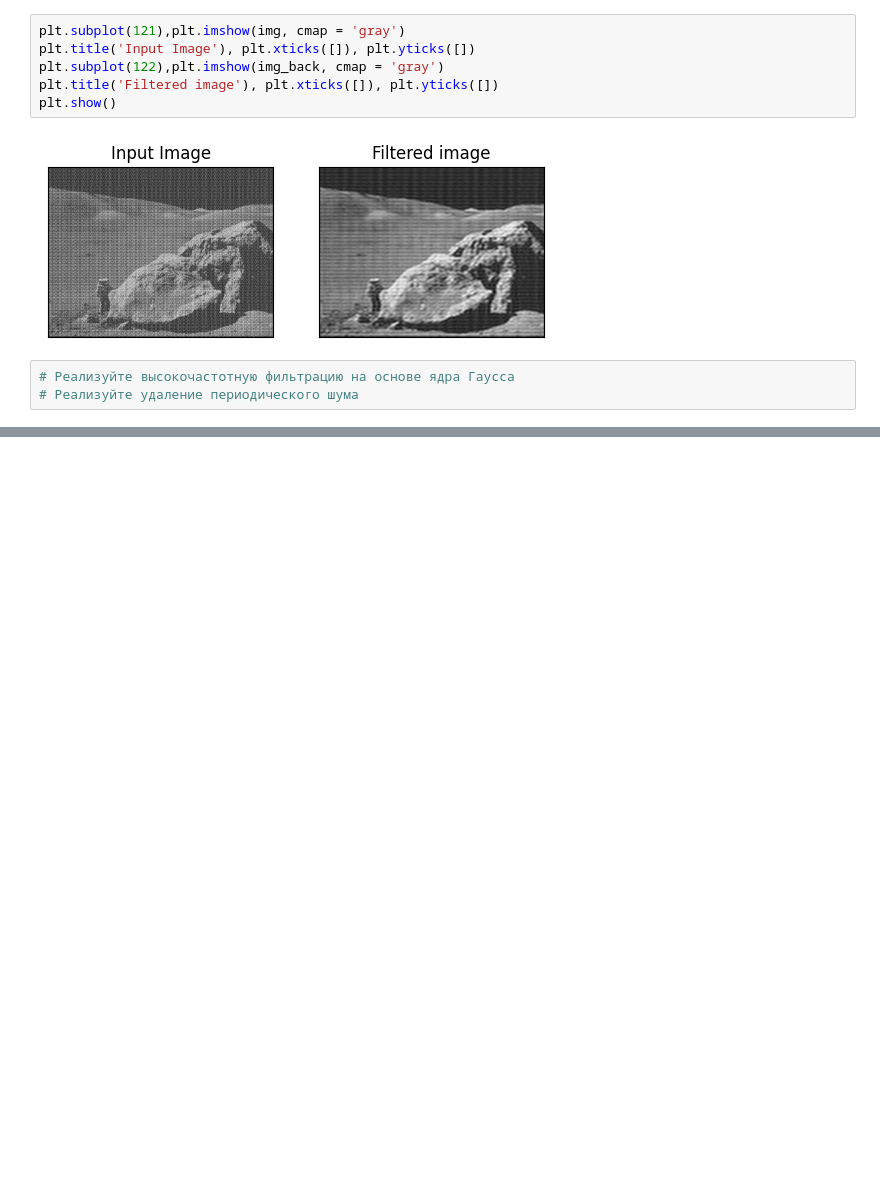
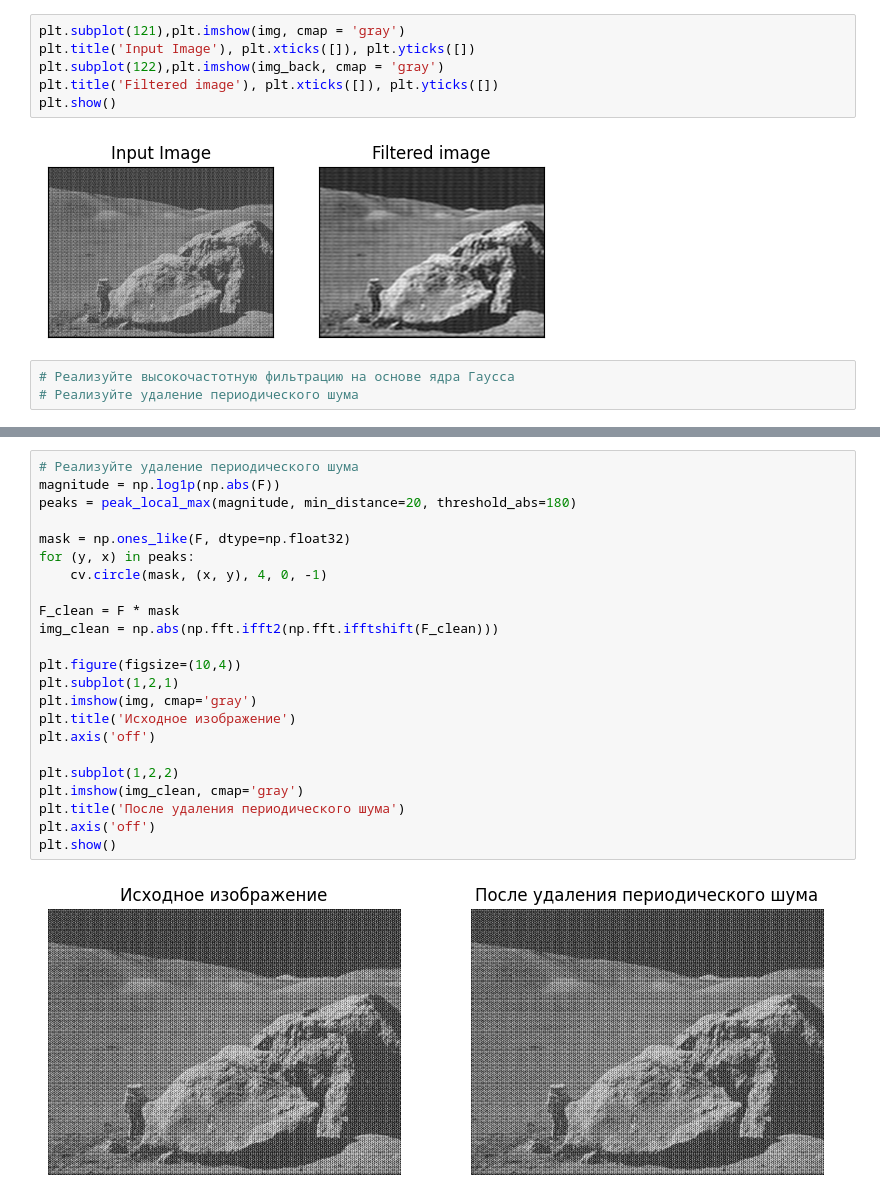
Before and after one commit to MaRiVaNa129/ImageProcessing_labs, a Jupyter notebook: lab_5/Practice_5_fft.ipynb, the cells around one changed output, grey strips where cells are left out. Drawn from its saved outputs; the diff is of its cells as text; blank space fills up the shorter version.

```diff
--- a/lab_5/Practice_5_fft.ipynb
+++ b/lab_5/Practice_5_fft.ipynb
@@ -143,0 +105,25 @@ plt.show()
+# %%
+# Реализуйте удаление периодического шума
+magnitude = np.log1p(np.abs(F))
+peaks = peak_local_max(magnitude, min_distance=20, threshold_abs=180)
+
+mask = np.ones_like(F, dtype=np.float32)
+for (y, x) in peaks:
+    cv.circle(mask, (x, y), 4, 0, -1)
+
+F_clean = F * mask
+img_clean = np.abs(np.fft.ifft2(np.fft.ifftshift(F_clean)))
+
+plt.figure(figsize=(10,4))
+plt.subplot(1,2,1)
+plt.imshow(img, cmap='gray')
+plt.title('Исходное изображение')
+plt.axis('off')
+
+plt.subplot(1,2,2)
+plt.imshow(img_clean, cmap='gray')
+plt.title('После удаления периодического шума')
+plt.axis('off')
+plt.show()
+# %% [output]
+[figure, added]
```
Also changed, not shown: parts of 2 cells of this notebook.
